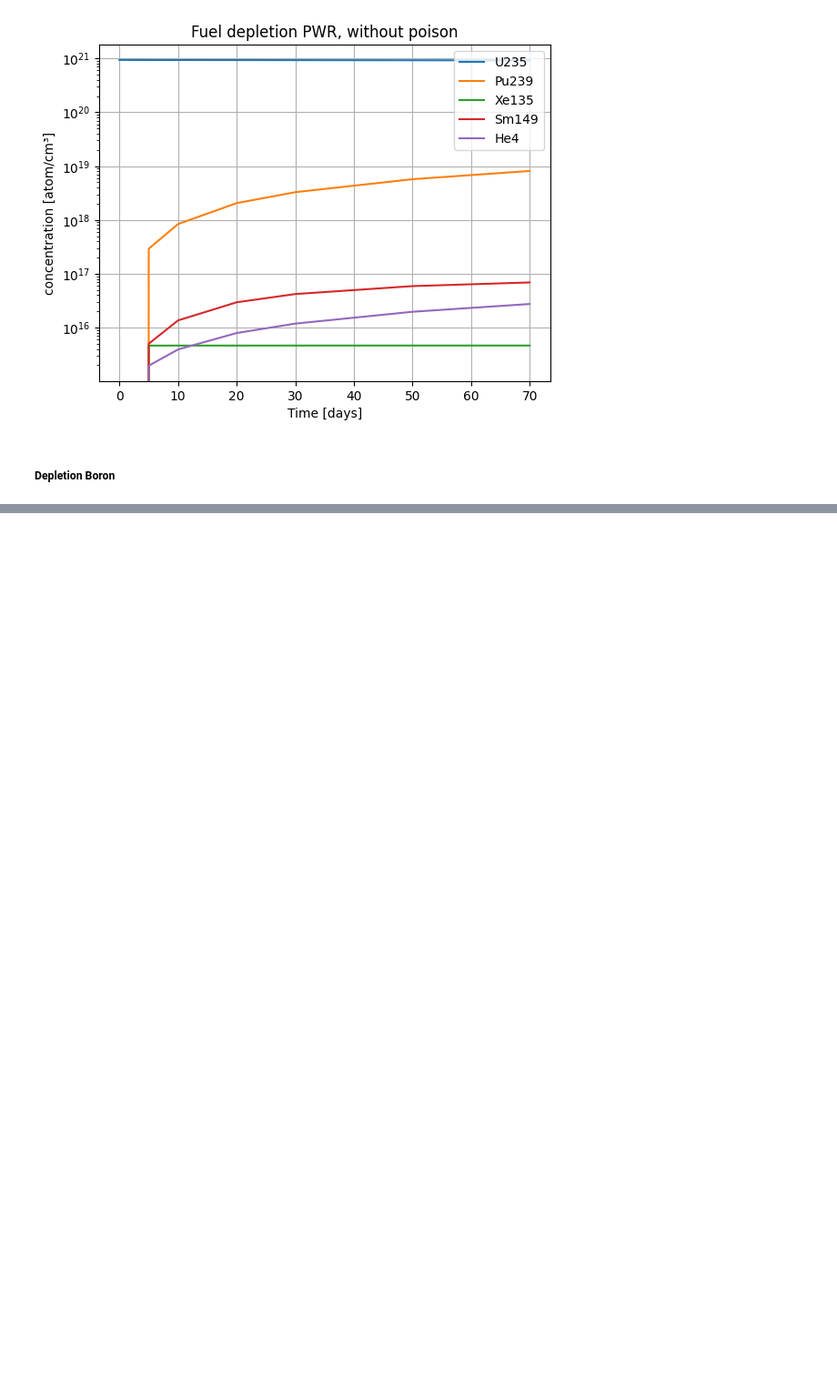
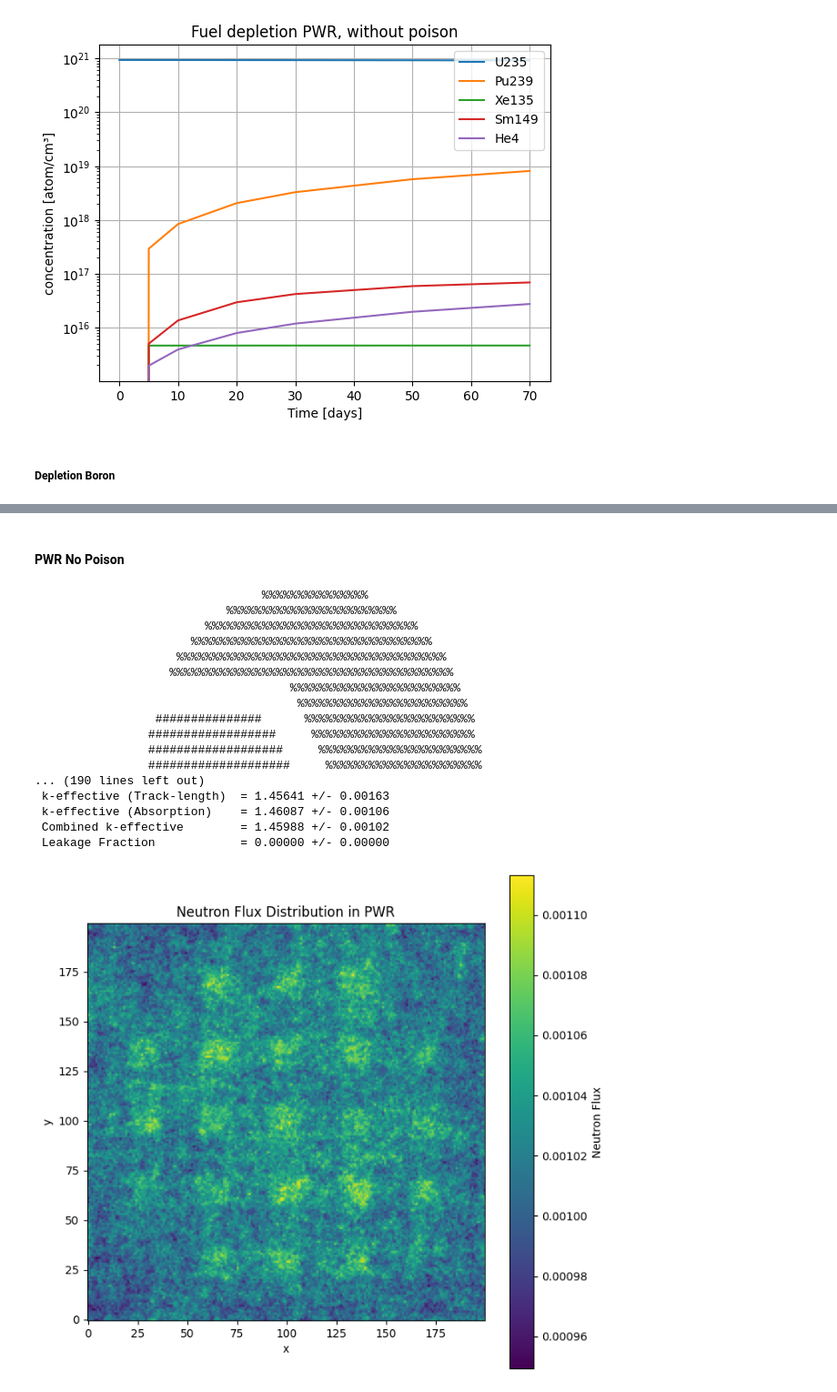
Before and after one commit to Sille94/reaktorfysik, a Jupyter notebook: GroupProject.ipynb, the cells around one changed output, grey strips where cells are left out. Shown at 91% size. Saved outputs shown, nothing was run; the diff lists cells and outputs as text; code cells hidden in the pictures; blank space fills up the shorter version.

Commit message:
finished neutron flux

```diff
--- a/GroupProject.ipynb
+++ b/GroupProject.ipynb
@@ -867,0 +915,10 @@ boron_depletion_result = run_depletion(pwr_boron, timesteps, power, diff_mats=Fa
+# %%
+fracs = [0.01, 0.02, 0.04, 0.05, 0.06] #searching for the interval of boron ppm that brings k_eff below 1.0
+
+for frac in fracs:
+    model = build_model(mode='sweep', gad_frac=frac, pitch=pitch)
+    with tempfile.TemporaryDirectory(prefix='openmc_exp2_') as run_dir:
+        output = model.run(cwd=run_dir)
+        with openmc.StatePoint(output) as sp_local:
+            k_val = sp_local.keff.nominal_value
+        print(f'gad_frac: {frac}, k_eff: {k_val:.5f}')
@@ -867,0 +1182,41 @@ boron_depletion_result = run_depletion(pwr_boron, timesteps, power, diff_mats=Fa
+# %%
+def neutron_flux(model):
+    sp_file = model.run()
+    sp = openmc.StatePoint(sp_file)
+    flux = sp.get_tally(name='flux')
+    flux_data = flux.mean.reshape((200, 200))
+    return flux_data
+
+def plot_flux(flux_data, title):
+    plt.figure(figsize=(8,8))
+    plt.imshow(flux_data, origin='lower')
+    plt.colorbar(label='Neutron Flux')
+    plt.title(title)
+    plt.xlabel('x')
+    plt.ylabel('y')
+    plt.show()
+# %% [markdown]
+#### PWR No Poison
+# %%
+pwr_flux_model = build_model(mode='sweep', pitch=pitch)
+pwr_flux = neutron_flux(pwr_flux_model)
+plot_flux(pwr_flux, title='Neutron Flux Distribution in PWR')
+# %% [output]
+                                %%%%%%%%%%%%%%%
+                           %%%%%%%%%%%%%%%%%%%%%%%%
+                        %%%%%%%%%%%%%%%%%%%%%%%%%%%%%%
+                      %%%%%%%%%%%%%%%%%%%%%%%%%%%%%%%%%%
+                    %%%%%%%%%%%%%%%%%%%%%%%%%%%%%%%%%%%%%%
+                   %%%%%%%%%%%%%%%%%%%%%%%%%%%%%%%%%%%%%%%%
+                                    %%%%%%%%%%%%%%%%%%%%%%%%
+                                     %%%%%%%%%%%%%%%%%%%%%%%%
+                 ###############      %%%%%%%%%%%%%%%%%%%%%%%%
+                ##################     %%%%%%%%%%%%%%%%%%%%%%%
+                ###################     %%%%%%%%%%%%%%%%%%%%%%%
+                ####################     %%%%%%%%%%%%%%%%%%%%%%
+... (190 lines left out)
+ k-effective (Track-length)  = 1.45641 +/- 0.00163
+ k-effective (Absorption)    = 1.46087 +/- 0.00106
+ Combined k-effective        = 1.45988 +/- 0.00102
+ Leakage Fraction            = 0.00000 +/- 0.00000
+[figure, added]
```
Also changed, not shown: parts of 19 cells of this notebook, 26 other files.
